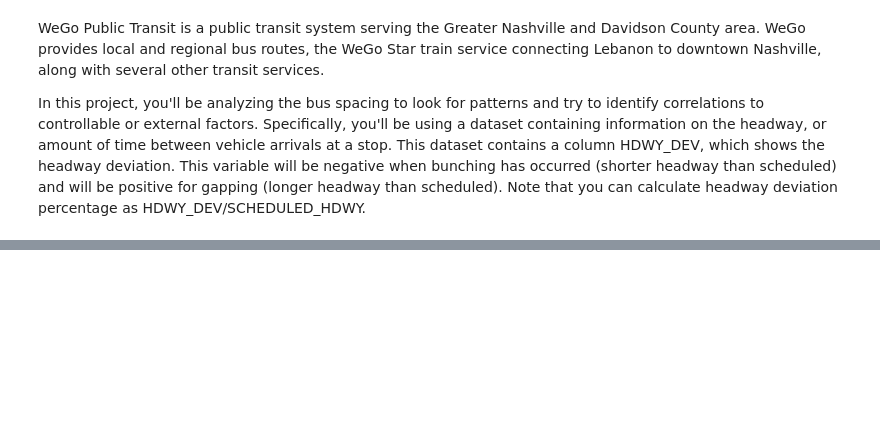
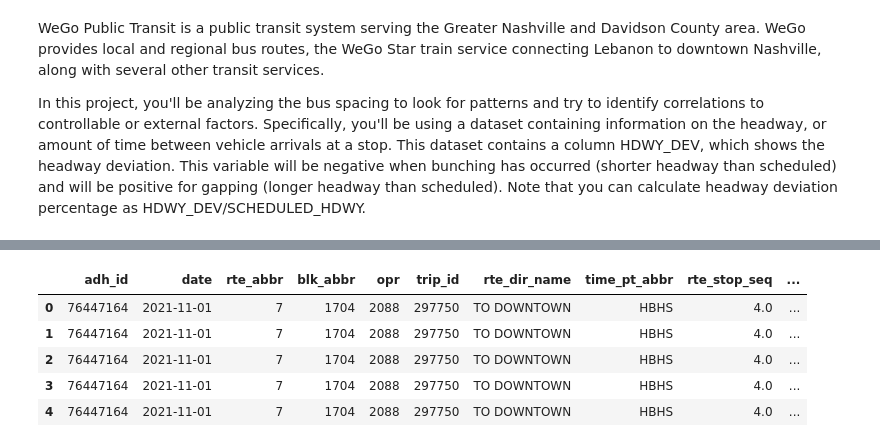
Before and after one commit to NSS-Data-Analytics-Cohort-7/wego-data-world-problems, a Jupyter notebook: notebook/We_go_project.ipynb, the cells around one changed output, grey strips where cells are left out. Drawn from its saved outputs; the diff is of its cells as text; code cells hidden in the pictures; blank space fills up the shorter version.

Commit message:
merging frames and taking names

```diff
--- a/notebook/We_go_project.ipynb
+++ b/notebook/We_go_project.ipynb
@@ -27,5 +65,5 @@ headway_df
 # %%
 #changing the column names
-headway_df.columns = ['adh_id', 'date', 'rte_abbr', 'blk_abbr', 'opr', 'trip_id', 'rte_dir_name', 'time_pt_abbr', 'rte_stop_seq', 'lat', 'log', 'schd_time', 'act_arrvl_time', 'act_depart', 'adh', 'schd_hdwy', 'act_hdwy', 'hdwy_dev']
+headway_df.columns = ['adh_id', 'date', 'rte_abbr', 'blk_abbr', 'opr', 'trip_id', 'rte_dir_name', 'time_pt_abbr', 'rte_stop_seq', 'schd_time', 'act_arrvl_time', 'act_depart', 'adh', 'schd_hdwy', 'act_hdwy', 'hdwy_dev']
 # %%
 headway_df
@@ -38,5 +122,0 @@ weather_df
-# %%
-#seperating Date into Date and Time
-weather_df['Dates'] = pd.to_datetime(weather_df['Date']).dt.date
-weather_df['Time'] = pd.to_datetime(weather_df['Date']).dt.time
-weather_df
@@ -46,0 +123,5 @@ weather_df1
+# %%
+#dropping the time from the date column
+weather_df['Date'] = weather_df['Date'].str[:10]
+
+weather_df
@@ -47,4 +147,5 @@ weather_df1
 # %%
 #renaming columns in weather
-weather_df = weather_df1.rename(columns={'Dates': 'date', 'Time': 'time'})
+weather_df = weather_df.rename(columns={'Date': 'date', 'wx_phrase': 'wx_condition'})
+weather_df = weather_df[['date', 'temp', 'wx_condition']]
 weather_df
@@ -50,0 +166,11 @@ weather_df
+# %%
+#merging the 2 data frames
+wego_trips = headway_df.merge(weather_df, on = ['date'], how='outer')
+wego_trips.head()
+# %% [output]
+|  | adh_id | date | rte_abbr | blk_abbr | opr | trip_id | rte_dir_name | time_pt_abbr | rte_stop_seq | ... |
+| 0 | 76447164 | 2021-11-01 | 7 | 1704 | 2088 | 297750 | TO DOWNTOWN | HBHS | 4.0 | ... |
+| 1 | 76447164 | 2021-11-01 | 7 | 1704 | 2088 | 297750 | TO DOWNTOWN | HBHS | 4.0 | ... |
+| 2 | 76447164 | 2021-11-01 | 7 | 1704 | 2088 | 297750 | TO DOWNTOWN | HBHS | 4.0 | ... |
+| 3 | 76447164 | 2021-11-01 | 7 | 1704 | 2088 | 297750 | TO DOWNTOWN | HBHS | 4.0 | ... |
+| 4 | 76447164 | 2021-11-01 | 7 | 1704 | 2088 | 297750 | TO DOWNTOWN | HBHS | 4.0 | ... |
```
Also changed, not shown: parts of 11 cells of this notebook.
